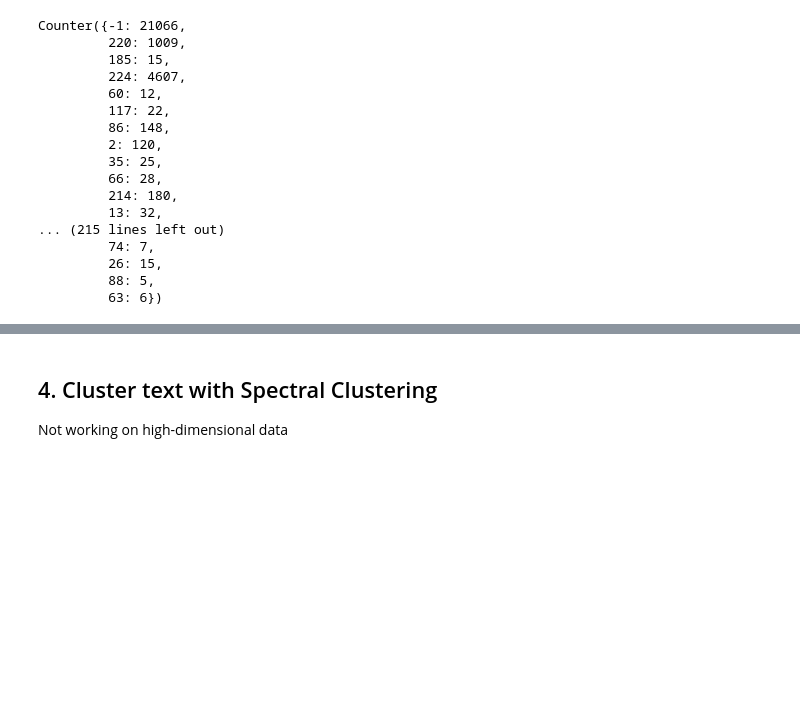
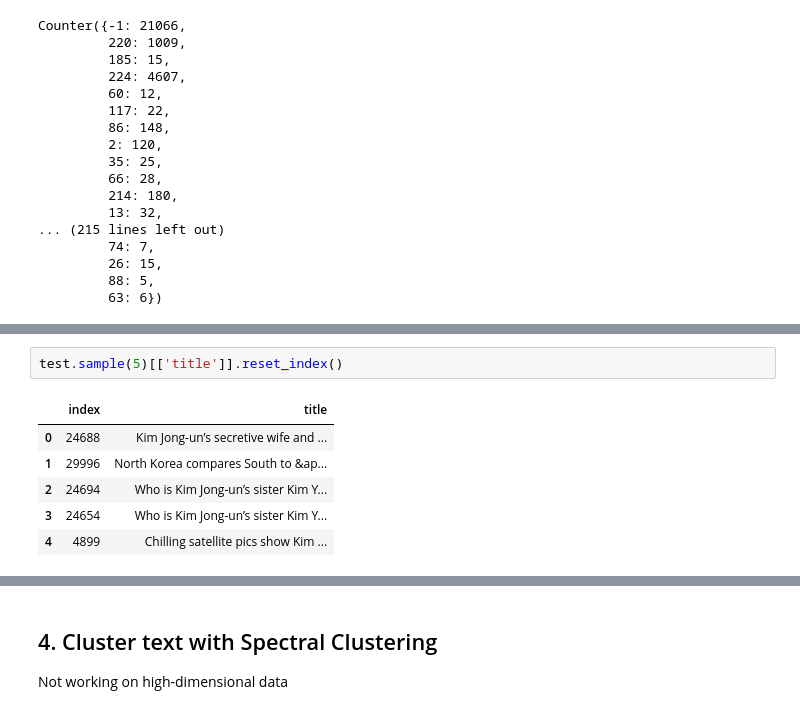
Before and after one commit to MartinChrisWood/news_crow, a Jupyter notebook: 02_topic_pipeline_HDBSCAN.ipynb, the cells around one changed output, grey strips where cells are left out. Cells and saved outputs as stored; diff of their text form; blank space fills up the shorter version.

```diff
--- a/02_topic_pipeline_HDBSCAN.ipynb
+++ b/02_topic_pipeline_HDBSCAN.ipynb
@@ -260 +281,10 @@ Counter({-1: 21066,
+# %%
+test.sample(5)[['title']].reset_index()
+# %% [output]
+|  | index | title |
+| 0 | 24688 | Kim Jong-un’s secretive wife and ... |
+| 1 | 29996 | North Korea compares South to &ap... |
+| 2 | 24694 | Who is Kim Jong-un’s sister Kim Y... |
+| 3 | 24654 | Who is Kim Jong-un’s sister Kim Y... |
+| 4 | 4899 | Chilling satellite pics show Kim ... |
 # %%
```
Also changed, not shown: parts of 3 cells of this notebook, 3 other files.
